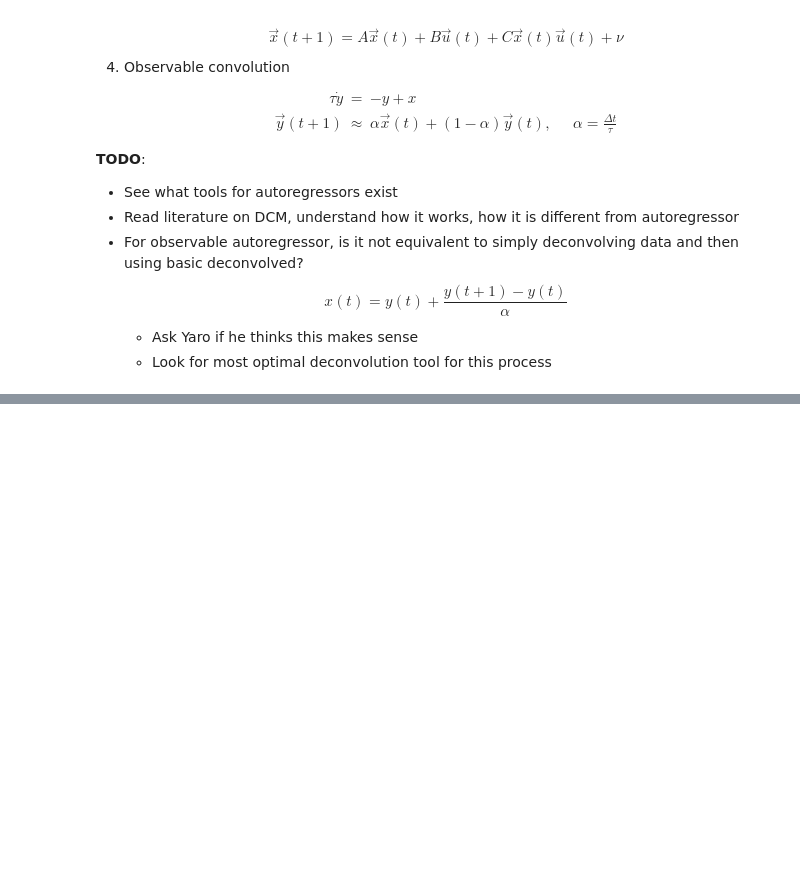
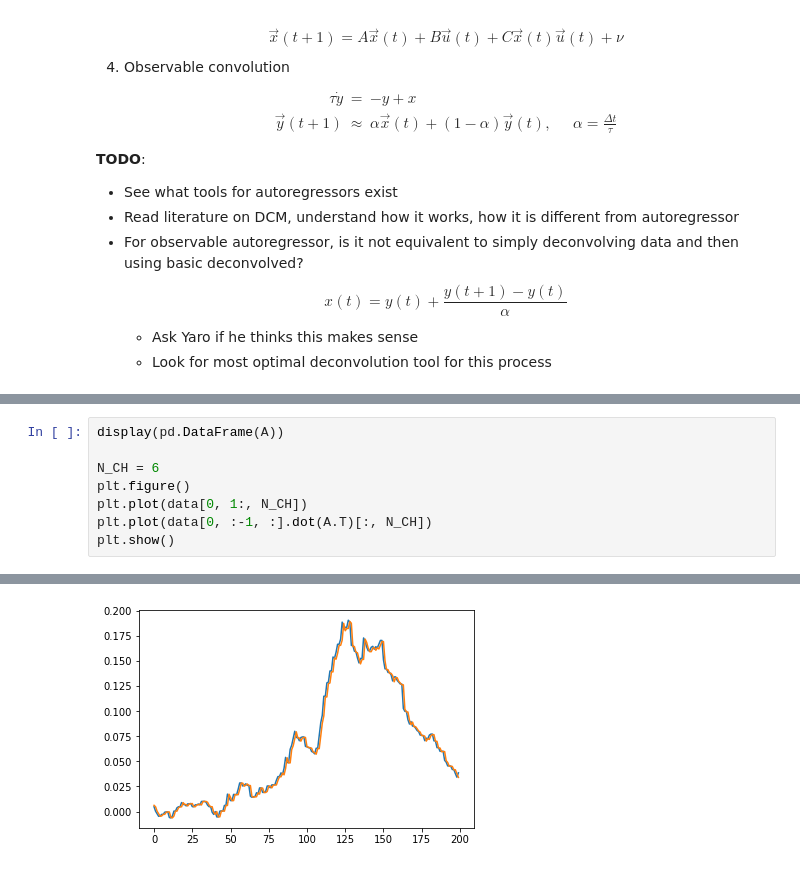
Before and after one commit to aleksejs-fomins/nest-mesoscopic-metric-test, a Jupyter notebook: codes/analysis_model_based/autoregression.ipynb, the cells around one changed output, grey strips where cells are left out. Drawn from its saved outputs; the diff is of its cells as text; blank space fills up the shorter version.

```diff
--- a/codes/analysis_model_based/autoregression.ipynb
+++ b/codes/analysis_model_based/autoregression.ipynb
@@ -63,0 +117,9 @@ $$
+# %%
+display(pd.DataFrame(A))
+
+N_CH = 6
+plt.figure()
+plt.plot(data[0, 1:, N_CH])
+plt.plot(data[0, :-1, :].dot(A.T)[:, N_CH])
+plt.show()
+# %% [output]
@@ -63,0 +139 @@ $$
+[figure, added]
```
Also changed, not shown: parts of 6 cells of this notebook, 1 other file.
